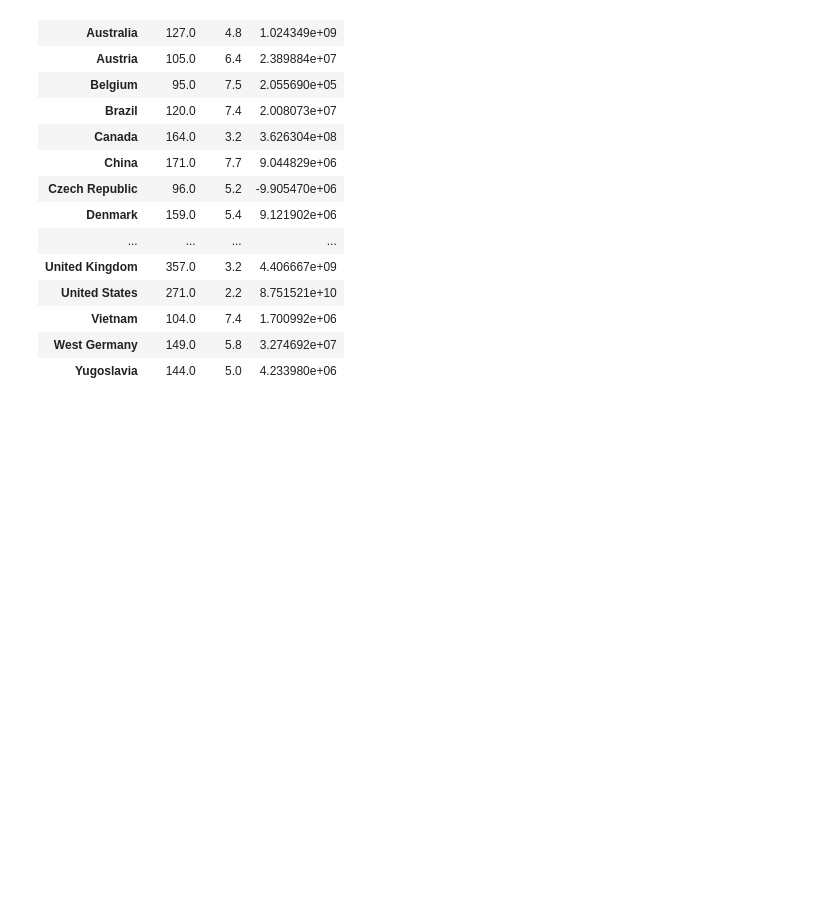
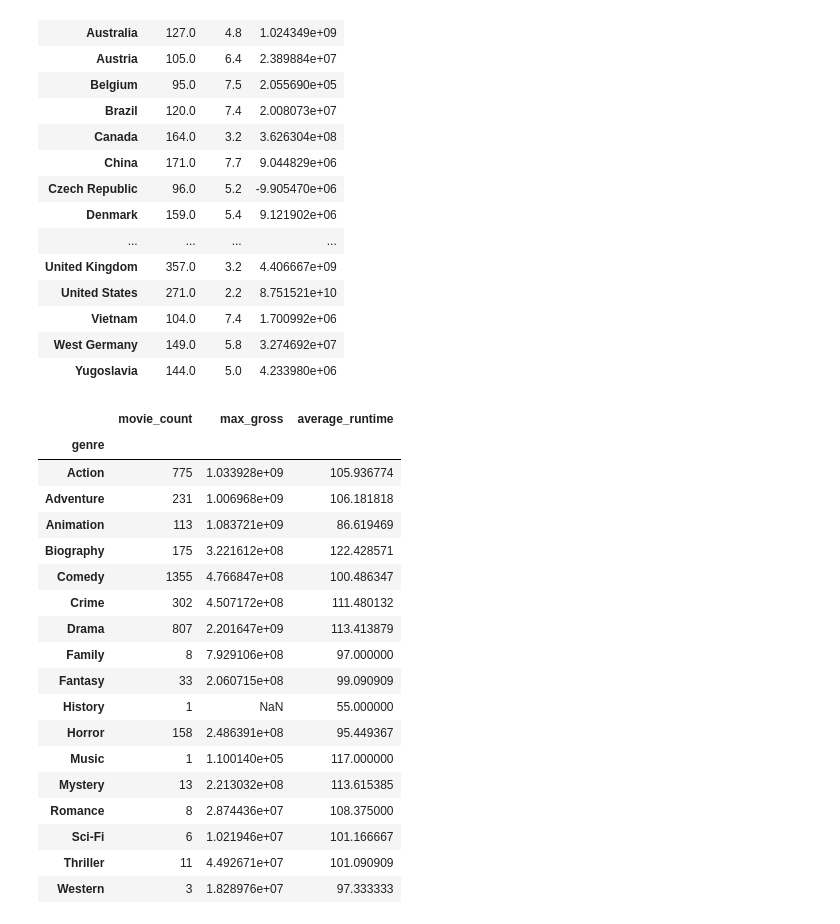
Before and after one commit to Divyanshucode93/GoogleColabsPractice, a Jupyter notebook: movies_Practise.ipynb, the cells around one changed output. Saved outputs shown, nothing was run; the diff lists cells and outputs as text; code cells hidden in the pictures; blank space fills up the shorter version.

```diff
--- a/movies_Practise.ipynb
+++ b/movies_Practise.ipynb
@@ -586,0 +589,28 @@ df.groupby('country')[['runtime','score','profit']].agg({'runtime':'max', 'score
+# %%
+# 29. Named Aggregation (Report Generation): Group by genre. Create a summary table with three columns: movie_count, max_gross, and average_runtime. Use the named aggregation syntax: .agg(new_col=(col, func)).
+summary = df.groupby('genre').agg(
+    movie_count = ('name','count'),
+    max_gross = ('gross','max'),
+    average_runtime = ('runtime','mean')
+)
+summary
+# %% [output]
+|  | movie_count | max_gross | average_runtime |
+| genre |  |  |  |
+| Action | 775 | 1.033928e+09 | 105.936774 |
+| Adventure | 231 | 1.006968e+09 | 106.181818 |
+| Animation | 113 | 1.083721e+09 | 86.619469 |
+| Biography | 175 | 3.221612e+08 | 122.428571 |
+| Comedy | 1355 | 4.766847e+08 | 100.486347 |
+| Crime | 302 | 4.507172e+08 | 111.480132 |
+| Drama | 807 | 2.201647e+09 | 113.413879 |
+| Family | 8 | 7.929106e+08 | 97.000000 |
+| Fantasy | 33 | 2.060715e+08 | 99.090909 |
+| History | 1 | NaN | 55.000000 |
+| Horror | 158 | 2.486391e+08 | 95.449367 |
+| Music | 1 | 1.100140e+05 | 117.000000 |
+| Mystery | 13 | 2.213032e+08 | 113.615385 |
+| Romance | 8 | 2.874436e+07 | 108.375000 |
+| Sci-Fi | 6 | 1.021946e+07 | 101.166667 |
+| Thriller | 11 | 4.492671e+07 | 101.090909 |
+| Western | 3 | 1.828976e+07 | 97.333333 |
```
Also changed, not shown: parts of 10 cells of this notebook.
